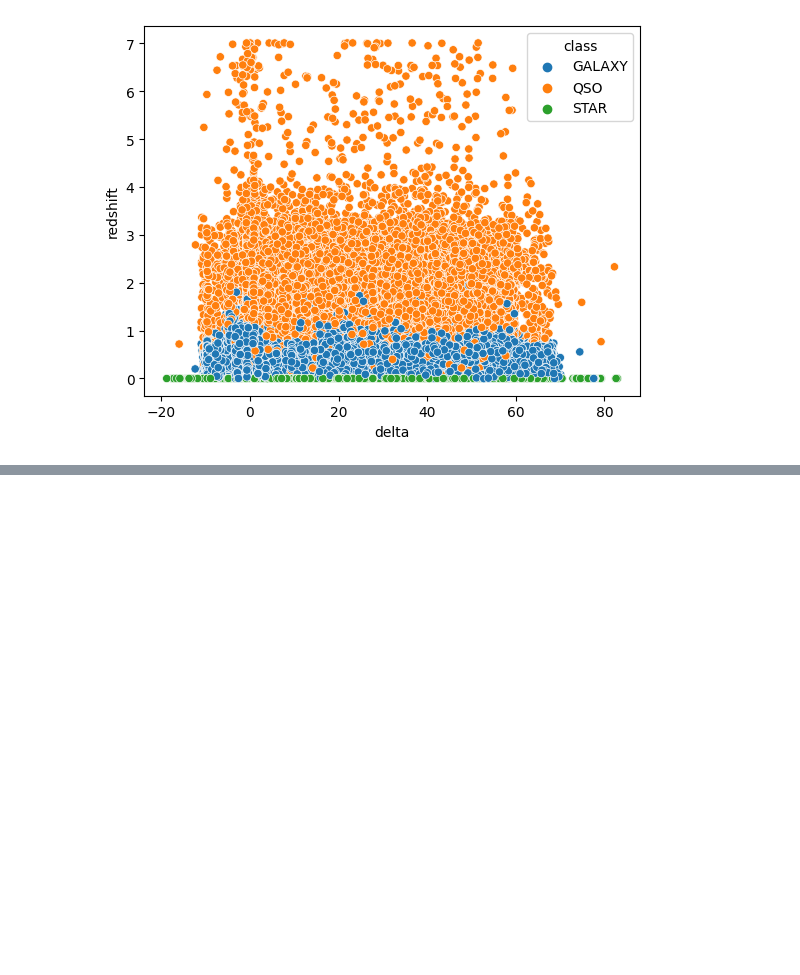
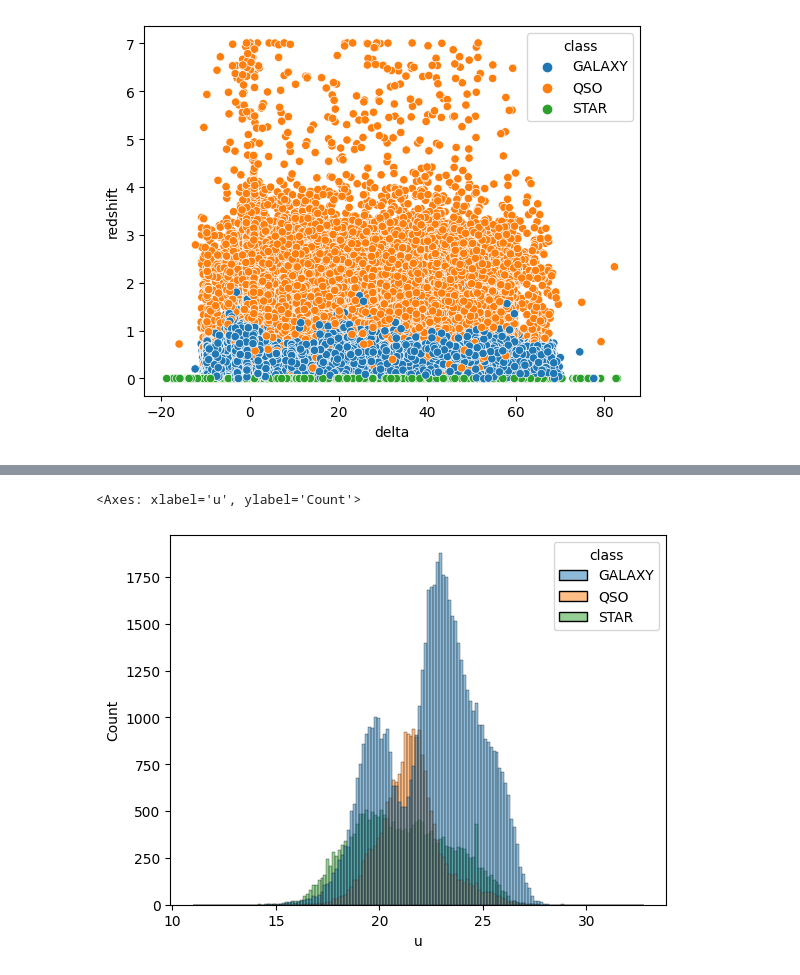
Before and after one commit to AbhaySh4r/ML-AstroSet, a Jupyter notebook: Project1_Visualizations.ipynb, the cells around one changed output, grey strips where cells are left out. Saved outputs shown, nothing was run; the diff lists cells and outputs as text; code cells hidden in the pictures; blank space fills up the shorter version.

Commit message:
Added histograms, updated information tab

```diff
--- a/Project1_Visualizations.ipynb
+++ b/Project1_Visualizations.ipynb
@@ -58,5 +62,5 @@ sns.scatterplot(df, y = "redshift", x = "delta", hue = "class")
 <Axes: xlabel='delta', ylabel='redshift'>
 [figure]
 # %%
-df = df.replace(to_replace=df["u"].min(), value = np.nan)
+df = df.replace(to_replace=-9999.0, value = np.nan)
 # %%
@@ -73,0 +78,5 @@ Name: u, dtype: float64
+# %%
+sns.histplot(df, x = "u", hue= "class")
+# %% [output]
+<Axes: xlabel='u', ylabel='Count'>
+[figure, added]
```
Also changed, not shown: parts of 8 cells of this notebook.
